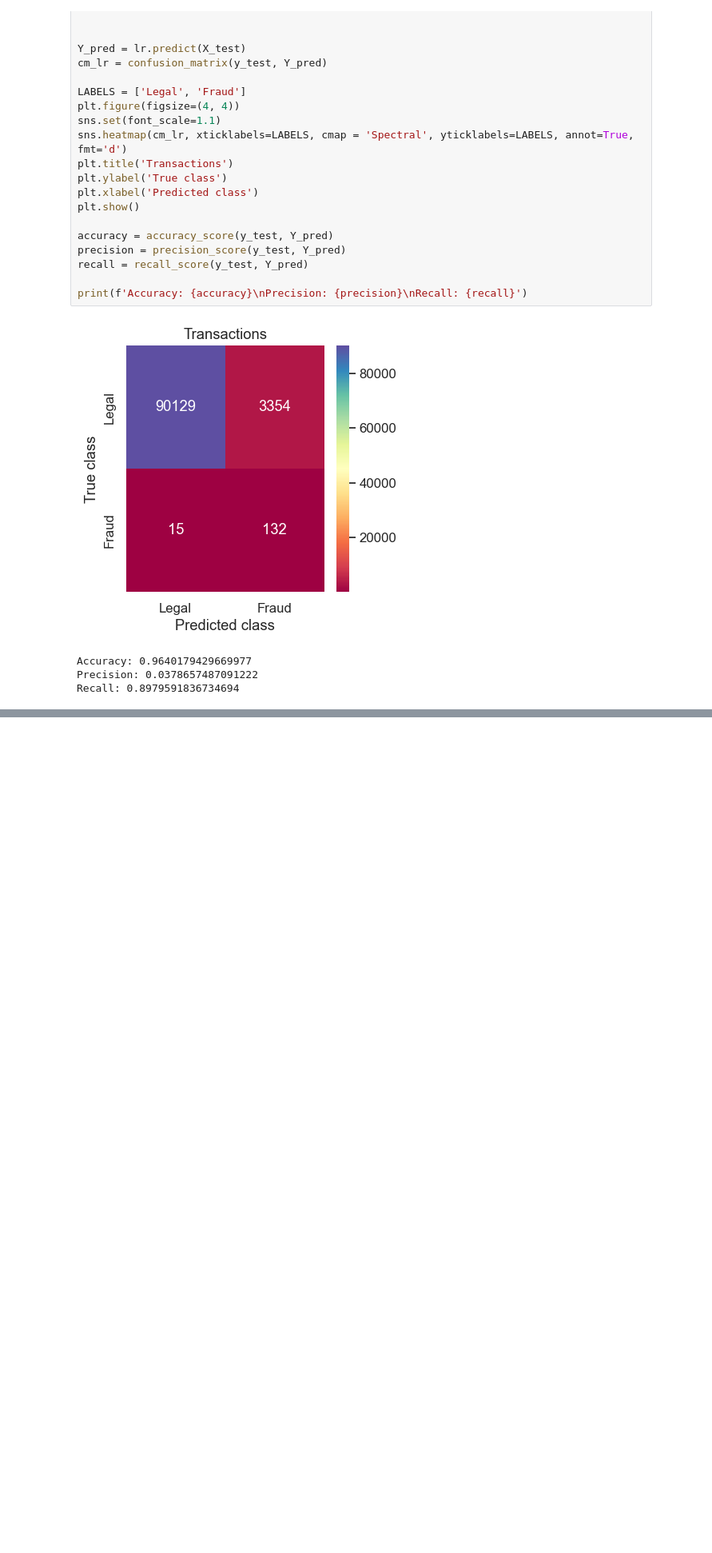
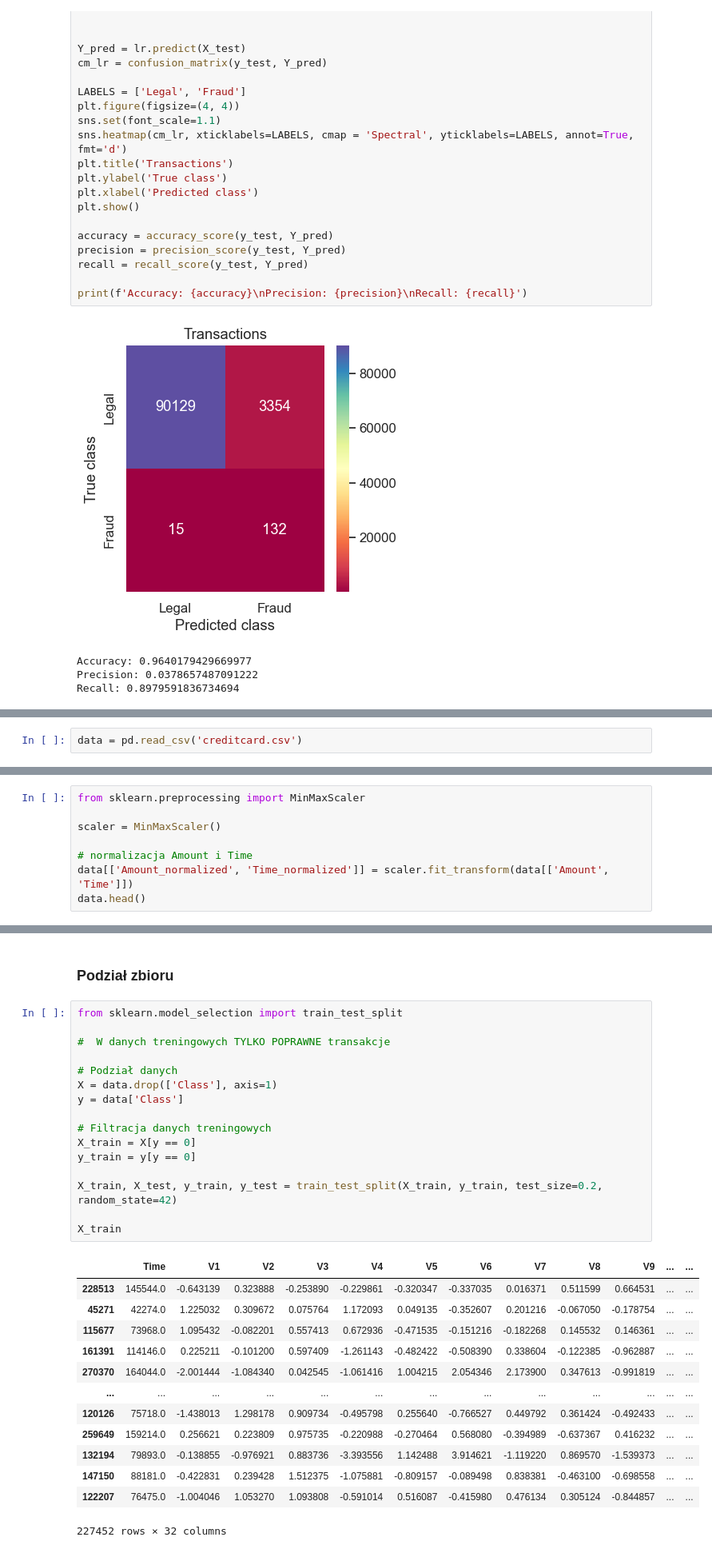
Before and after one commit to MlekoZjad/ML_2024, a Jupyter notebook: Credit fraud.ipynb, the cells around one changed output, grey strips where cells are left out. Shown at 80% size. Cells and saved outputs as stored; diff of their text form; blank space fills up the shorter version.

```diff
--- a/Credit fraud.ipynb
+++ b/Credit fraud.ipynb
@@ -259,0 +270,2 @@ Recall: 0.8979591836734694
+# %%
+data = pd.read_csv('creditcard.csv')
@@ -259,0 +292,8 @@ Recall: 0.8979591836734694
+# %%
+from sklearn.preprocessing import MinMaxScaler
+
+scaler = MinMaxScaler()
+
+# normalizacja Amount i Time
+data[['Amount_normalized', 'Time_normalized']] = scaler.fit_transform(data[['Amount', 'Time']])
+data.head()
@@ -259,0 +308,32 @@ Recall: 0.8979591836734694
+# %% [markdown]
+### Podział zbioru
+# %%
+from sklearn.model_selection import train_test_split
+
+#  W danych treningowych TYLKO POPRAWNE transakcje
+
+# Podział danych
+X = data.drop(['Class'], axis=1)
+y = data['Class']
+
+# Filtracja danych treningowych
+X_train = X[y == 0]
+y_train = y[y == 0]
+
+X_train, X_test, y_train, y_test = train_test_split(X_train, y_train, test_size=0.2, random_state=42)
+
+X_train
+# %% [output]
+|  | Time | V1 | V2 | V3 | V4 | V5 | V6 | V7 | V8 | V9 | ... | ... |
+| 228513 | 145544.0 | -0.643139 | 0.323888 | -0.253890 | -0.229861 | -0.320347 | -0.337035 | 0.016371 | 0.511599 | 0.664531 | ... | ... |
+| 45271 | 42274.0 | 1.225032 | 0.309672 | 0.075764 | 1.172093 | 0.049135 | -0.352607 | 0.201216 | -0.067050 | -0.178754 | ... | ... |
+| 115677 | 73968.0 | 1.095432 | -0.082201 | 0.557413 | 0.672936 | -0.471535 | -0.151216 | -0.182268 | 0.145532 | 0.146361 | ... | ... |
+| 161391 | 114146.0 | 0.225211 | -0.101200 | 0.597409 | -1.261143 | -0.482422 | -0.508390 | 0.338604 | -0.122385 | -0.962887 | ... | ... |
+| 270370 | 164044.0 | -2.001444 | -1.084340 | 0.042545 | -1.061416 | 1.004215 | 2.054346 | 2.173900 | 0.347613 | -0.991819 | ... | ... |
+| ... | ... | ... | ... | ... | ... | ... | ... | ... | ... | ... | ... | ... |
+| 120126 | 75718.0 | -1.438013 | 1.298178 | 0.909734 | -0.495798 | 0.255640 | -0.766527 | 0.449792 | 0.361424 | -0.492433 | ... | ... |
+| 259649 | 159214.0 | 0.256621 | 0.223809 | 0.975735 | -0.220988 | -0.270464 | 0.568080 | -0.394989 | -0.637367 | 0.416232 | ... | ... |
+| 132194 | 79893.0 | -0.138855 | -0.976921 | 0.883736 | -3.393556 | 1.142488 | 3.914621 | -1.119220 | 0.869570 | -1.539373 | ... | ... |
+| 147150 | 88181.0 | -0.422831 | 0.239428 | 1.512375 | -1.075881 | -0.809157 | -0.089498 | 0.838381 | -0.463100 | -0.698558 | ... | ... |
+| 122207 | 76475.0 | -1.004046 | 1.053270 | 1.093808 | -0.591014 | 0.516087 | -0.415980 | 0.476134 | 0.305124 | -0.844857 | ... | ... |
+227452 rows × 32 columns
```
Also changed, not shown: parts of 9 cells of this notebook.
